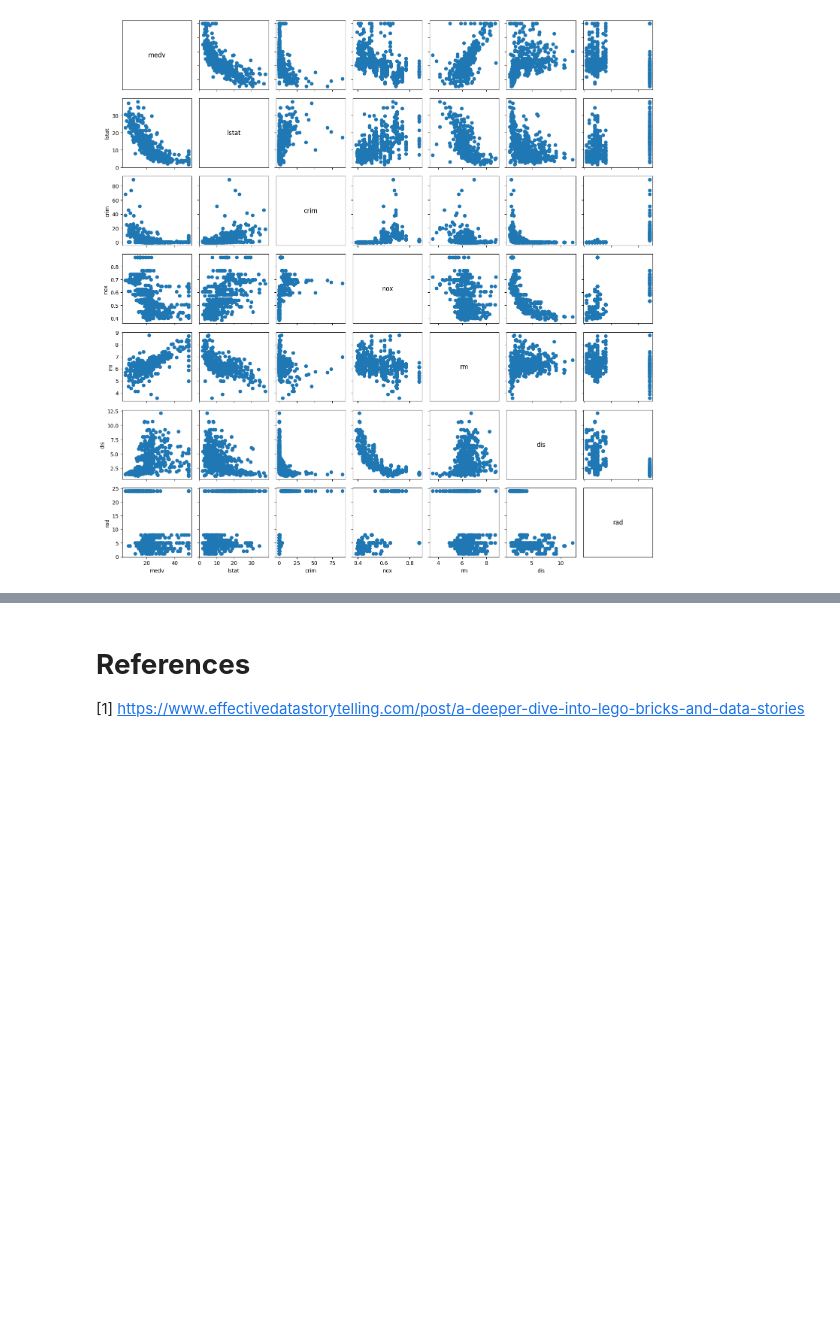
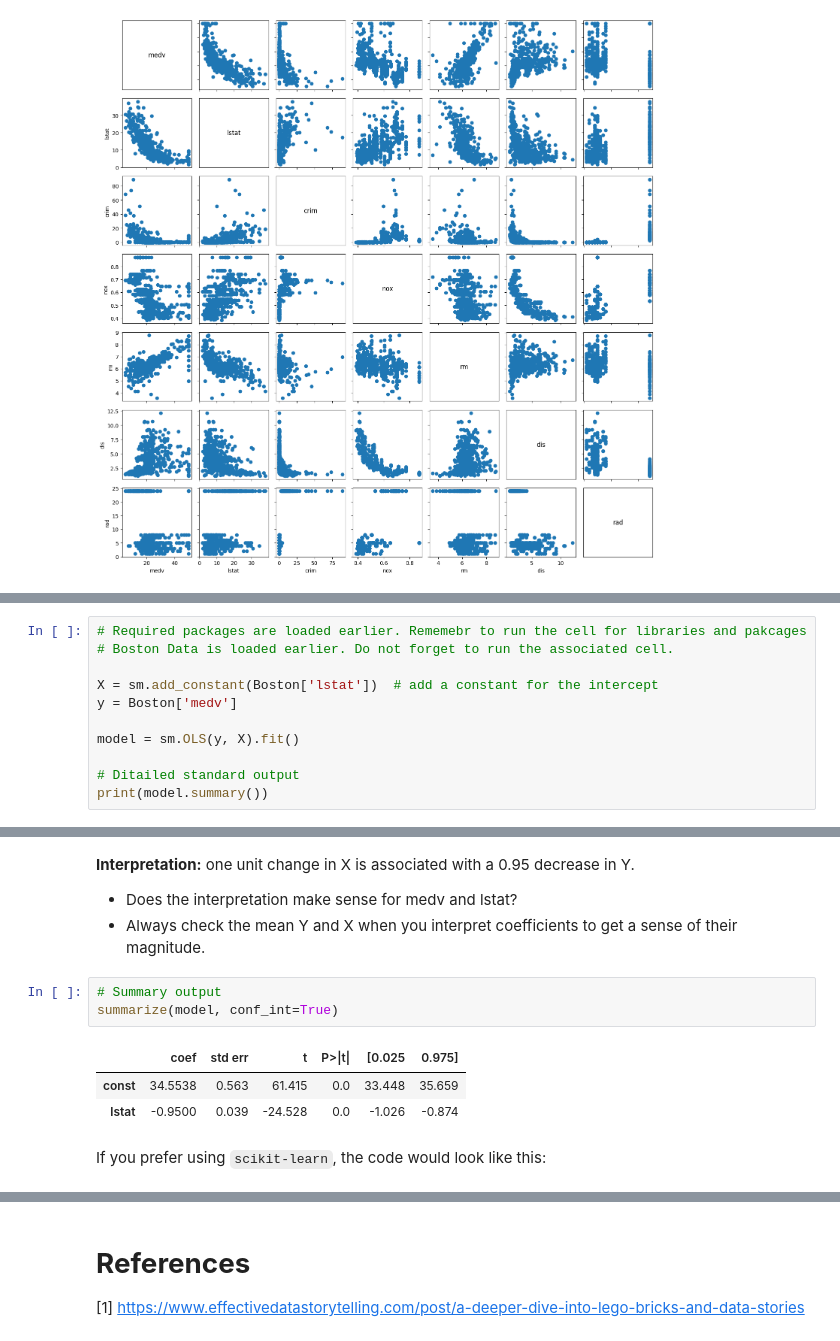
Before and after one commit to saharnazb/DataAnalytics, a Jupyter notebook: PredictiveAnalytics.ipynb, the cells around one changed output, grey strips where cells are left out. Drawn from its saved outputs; the diff is of its cells as text; blank space fills up the shorter version.

```diff
--- a/PredictiveAnalytics.ipynb
+++ b/PredictiveAnalytics.ipynb
@@ -281,0 +316,11 @@ $$\hat \beta_0 = \bar y - \hat \beta_1 \bar x$$
+# %%
+# Required packages are loaded earlier. Rememebr to run the cell for libraries and pakcages
+# Boston Data is loaded earlier. Do not forget to run the associated cell.
+
+X = sm.add_constant(Boston['lstat'])  # add a constant for the intercept
+y = Boston['medv']
+
+model = sm.OLS(y, X).fit()
+
+# Ditailed standard output
+print(model.summary())
@@ -281,0 +345,14 @@ $$\hat \beta_0 = \bar y - \hat \beta_1 \bar x$$
+# %% [markdown]
+**Interpretation:** one unit change in X is associated with a 0.95 decrease in Y.
+
+* Does the interpretation make sense for medv and lstat?
+* Always check the mean Y and X when you interpret coefficients to get a sense of their magnitude.
+# %%
+# Summary output
+summarize(model, conf_int=True)
+# %% [output]
+|  | coef | std err | t | P>|t| | [0.025 | 0.975] |
+| const | 34.5538 | 0.563 | 61.415 | 0.0 | 33.448 | 35.659 |
+| lstat | -0.9500 | 0.039 | -24.528 | 0.0 | -1.026 | -0.874 |
+# %% [markdown]
+If you prefer using `scikit-learn`, the code would look like this:
```
Also changed, not shown: parts of 15 cells of this notebook.
